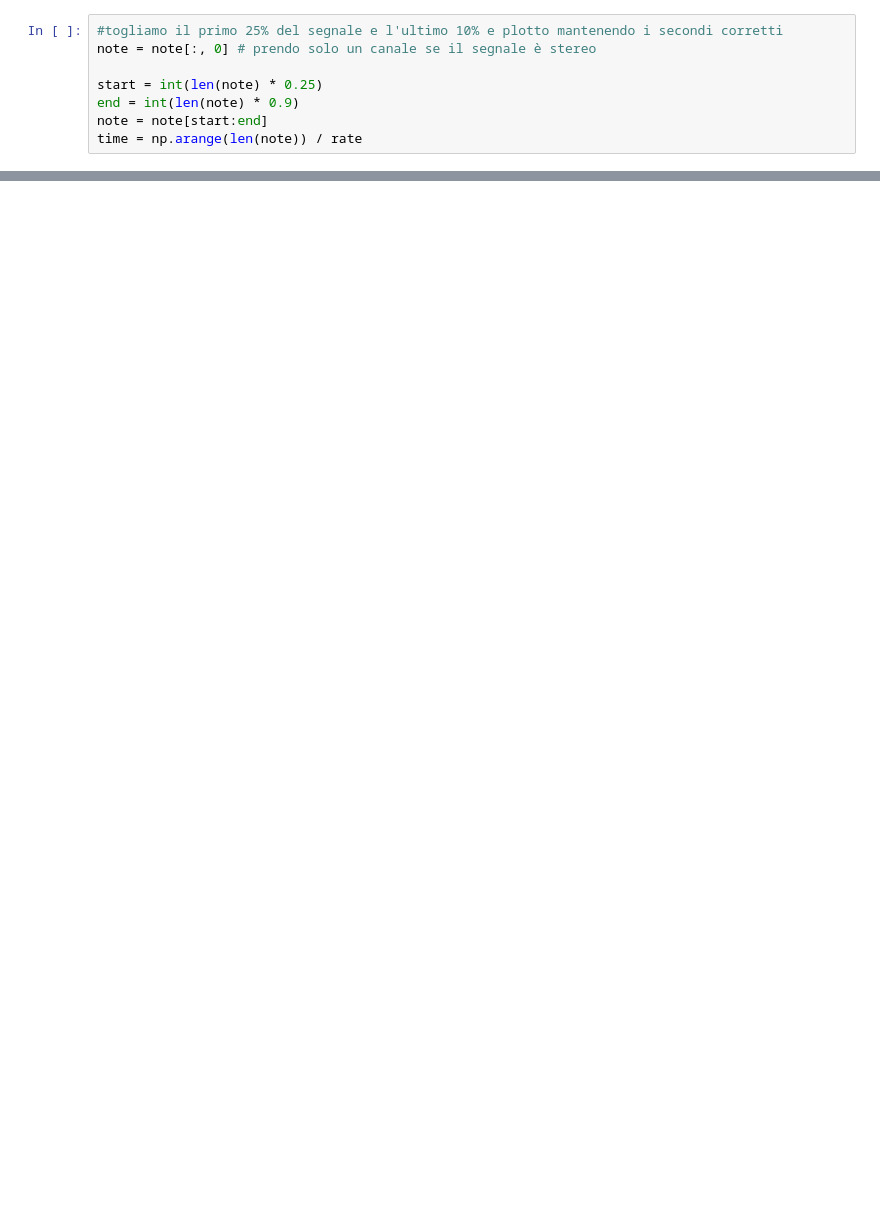
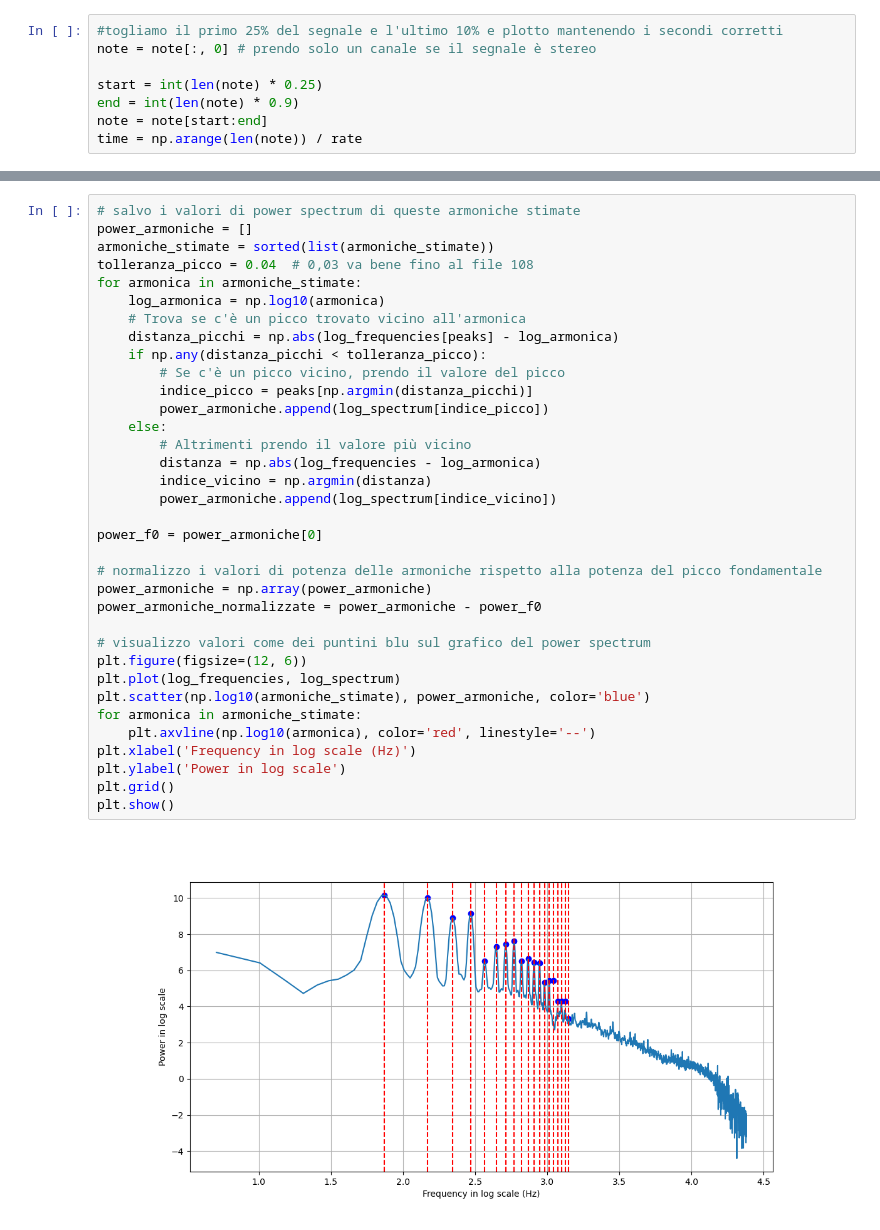
Before and after one commit to maddoc-g/3_organ_clustering, a Jupyter notebook: codice_soft_Alice.ipynb, the cells around one changed output, grey strips where cells are left out. Drawn from its saved outputs; the diff is of its cells as text; blank space fills up the shorter version.

```diff
--- a/codice_soft_Alice.ipynb
+++ b/codice_soft_Alice.ipynb
@@ -314,0 +137,37 @@ plt.show()
+# %%
+# salvo i valori di power spectrum di queste armoniche stimate
+power_armoniche = []
+armoniche_stimate = sorted(list(armoniche_stimate))
+tolleranza_picco = 0.04  # 0,03 va bene fino al file 108
+for armonica in armoniche_stimate:
+    log_armonica = np.log10(armonica)
+    # Trova se c'è un picco trovato vicino all'armonica
+    distanza_picchi = np.abs(log_frequencies[peaks] - log_armonica)
+    if np.any(distanza_picchi < tolleranza_picco):
+        # Se c'è un picco vicino, prendo il valore del picco
+        indice_picco = peaks[np.argmin(distanza_picchi)]
+        power_armoniche.append(log_spectrum[indice_picco])
+    else:
+        # Altrimenti prendo il valore più vicino
+        distanza = np.abs(log_frequencies - log_armonica)
+        indice_vicino = np.argmin(distanza)
+        power_armoniche.append(log_spectrum[indice_vicino])
+
+power_f0 = power_armoniche[0]
+
+# normalizzo i valori di potenza delle armoniche rispetto alla potenza del picco fondamentale
+power_armoniche = np.array(power_armoniche)
+power_armoniche_normalizzate = power_armoniche - power_f0
+
+# visualizzo valori come dei puntini blu sul grafico del power spectrum
+plt.figure(figsize=(12, 6))
+plt.plot(log_frequencies, log_spectrum)
+plt.scatter(np.log10(armoniche_stimate), power_armoniche, color='blue')
+for armonica in armoniche_stimate:
+    plt.axvline(np.log10(armonica), color='red', linestyle='--')
+plt.xlabel('Frequency in log scale (Hz)')
+plt.ylabel('Power in log scale')
+plt.grid()
+plt.show()
+# %% [output]
+[figure, added]
```
Also changed, not shown: parts of 17 cells of this notebook.
